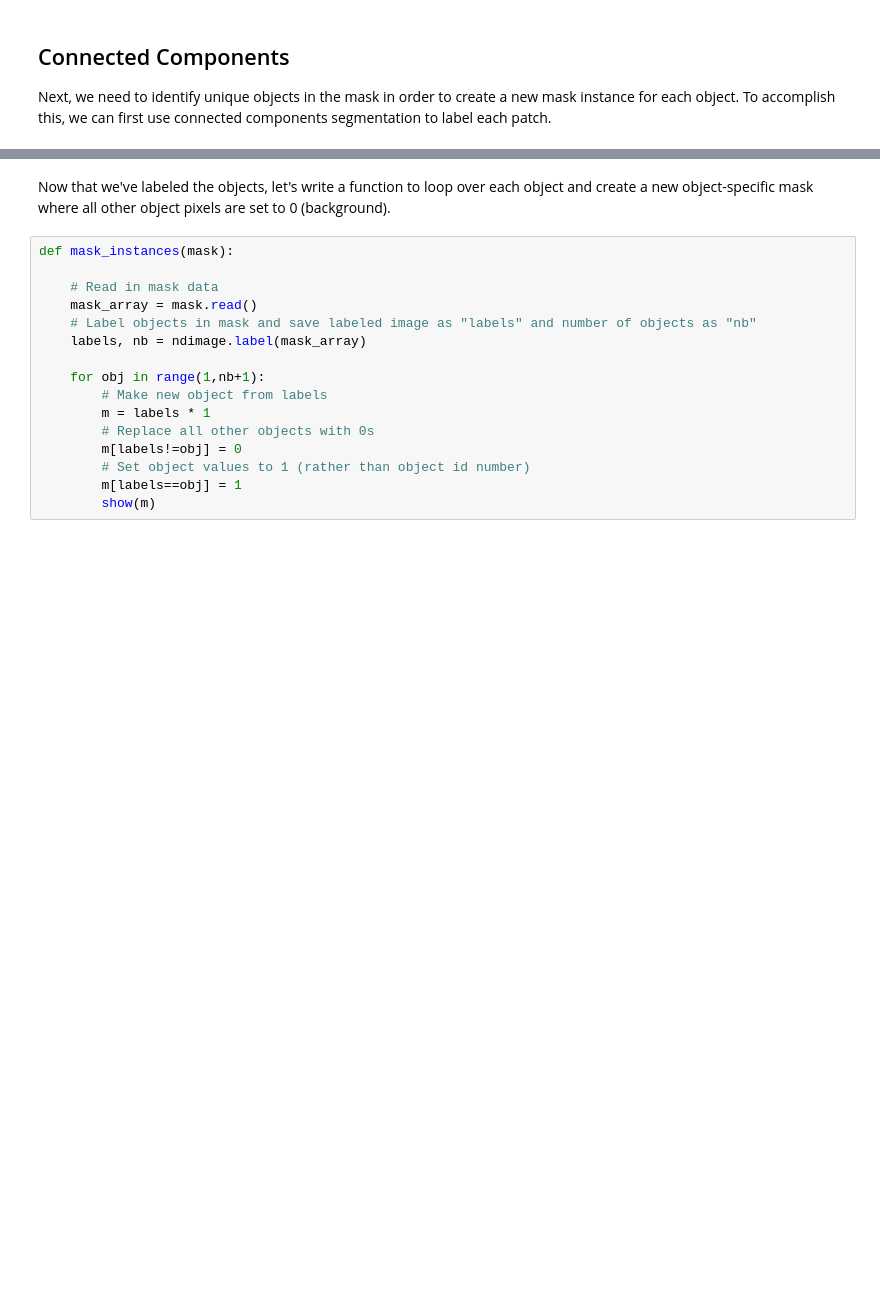
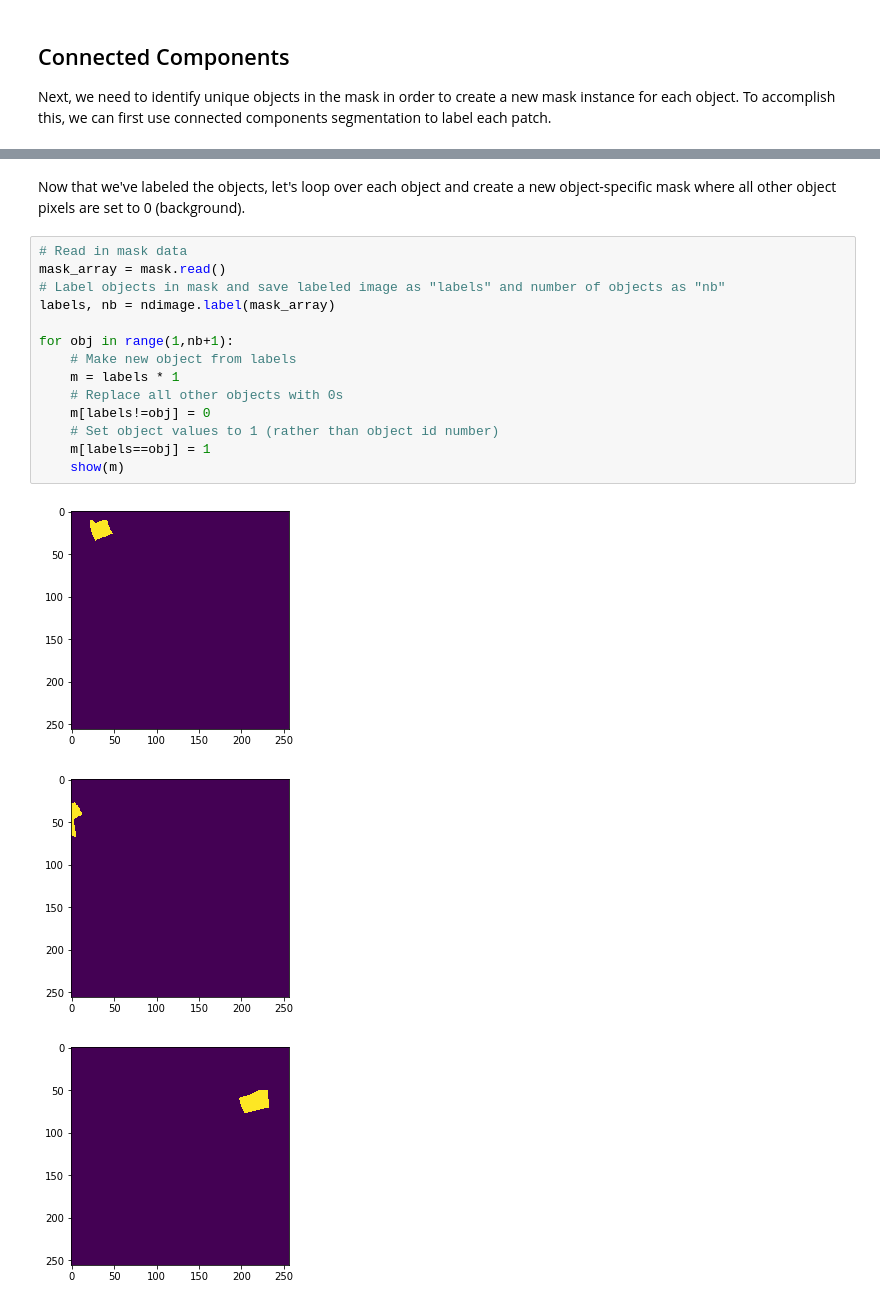
Before and after one commit to tclavelle/aqua_python, a Jupyter notebook: create_mask_instances.ipynb, the cells around one changed output, grey strips where cells are left out. Drawn from its saved outputs; the diff is of its cells as text; blank space fills up the shorter version.

```diff
--- a/create_mask_instances.ipynb
+++ b/create_mask_instances.ipynb
@@ -72,18 +87,20 @@ print(nb)
 # %% [markdown]
-Now that we've labeled the objects, let's write a function to loop over each object and create a new object-specific mask where all other object pixels are set to 0 (background).
+Now that we've labeled the objects, let's loop over each object and create a new object-specific mask where all other object pixels are set to 0 (background).
 # %%
-def mask_instances(mask):
+# Read in mask data
+mask_array = mask.read()
+# Label objects in mask and save labeled image as "labels" and number of objects as "nb"
+labels, nb = ndimage.label(mask_array)
 
-    # Read in mask data
-    mask_array = mask.read()
-    # Label objects in mask and save labeled image as "labels" and number of objects as "nb"
-    labels, nb = ndimage.label(mask_array)
-
-    for obj in range(1,nb+1):
-        # Make new object from labels
-        m = labels * 1
-        # Replace all other objects with 0s
-        m[labels!=obj] = 0
-        # Set object values to 1 (rather than object id number)
-        m[labels==obj] = 1
-        show(m)
+for obj in range(1,nb+1):
+    # Make new object from labels
+    m = labels * 1
+    # Replace all other objects with 0s
+    m[labels!=obj] = 0
+    # Set object values to 1 (rather than object id number)
+    m[labels==obj] = 1
+    show(m)
+# %% [output]
+[figure, added]
+[figure, added]
+[figure, added]
```
Also changed, not shown: parts of 8 cells of this notebook, 3 other files.
